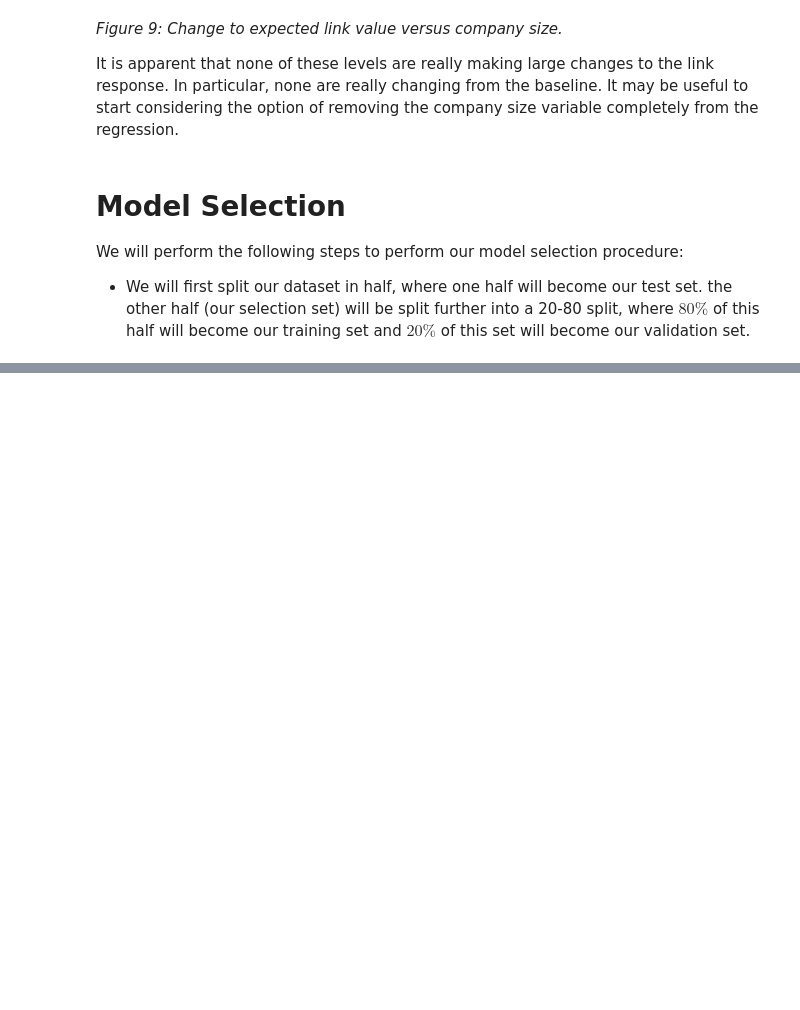
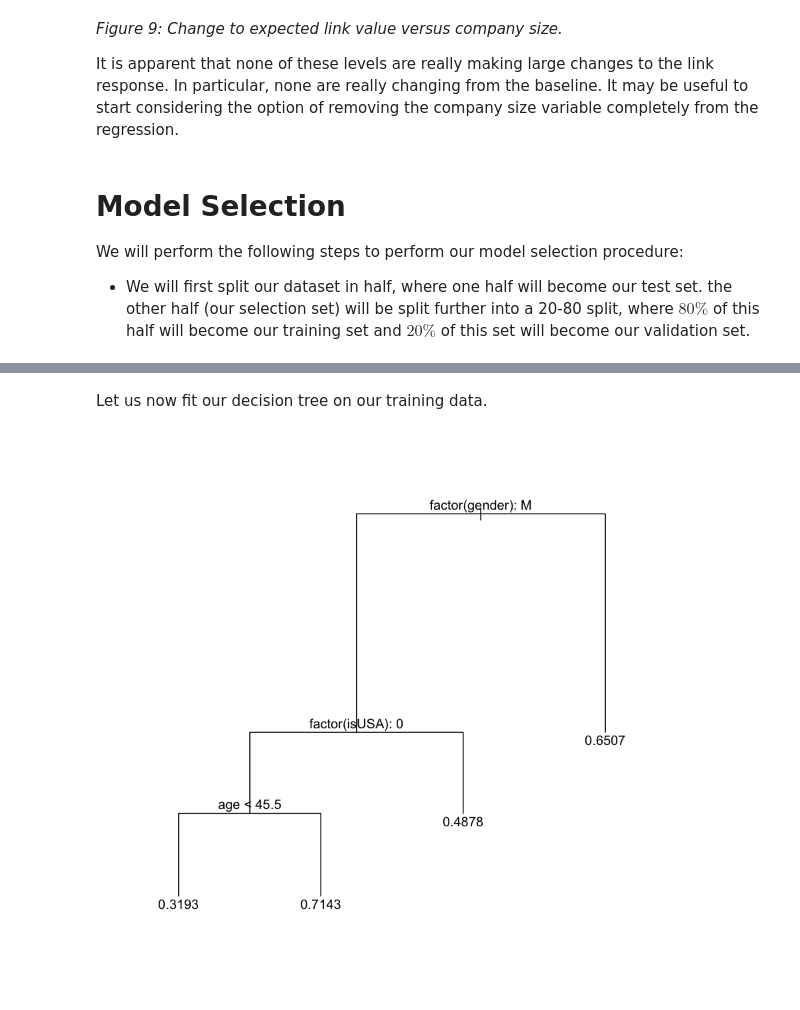
Before and after one commit to PLBMR/mentalHealthDataAnalysis, a Jupyter notebook: osmiMentalHealthInTech/analysis/modelSelection.ipynb, the cells around one changed output, grey strips where cells are left out. Drawn from its saved outputs; the diff is of its cells as text; code cells hidden in the pictures; blank space fills up the shorter version.

```diff
--- a/osmiMentalHealthInTech/analysis/modelSelection.ipynb
+++ b/osmiMentalHealthInTech/analysis/modelSelection.ipynb
@@ -372,0 +448,3 @@ write.csv(valFrame,"../data/processed/validation.csv",row.names = FALSE)
+# %%
+#make fold assignment on trainframe
+trainFrame$fold = sample(1:5,size = dim(trainFrame)[1],replace = TRUE)
@@ -372,0 +470,12 @@ write.csv(valFrame,"../data/processed/validation.csv",row.names = FALSE)
+# %% [markdown]
+Let us now fit our decision tree on our training data.
+# %%
+treeMod.tree = tree(diagnosedWithMHD ~ age + factor(gender)
+                       + factor(roleType) + factor(isUSA) + factor(companySize),
+                    data = trainFrame)
+# %%
+#then plot
+plot(treeMod.tree)
+text(treeMod.tree,pretty = 0)
+# %% [output]
+[figure, added]
```
Also changed, not shown: parts of 12 cells of this notebook, 1 other file.
